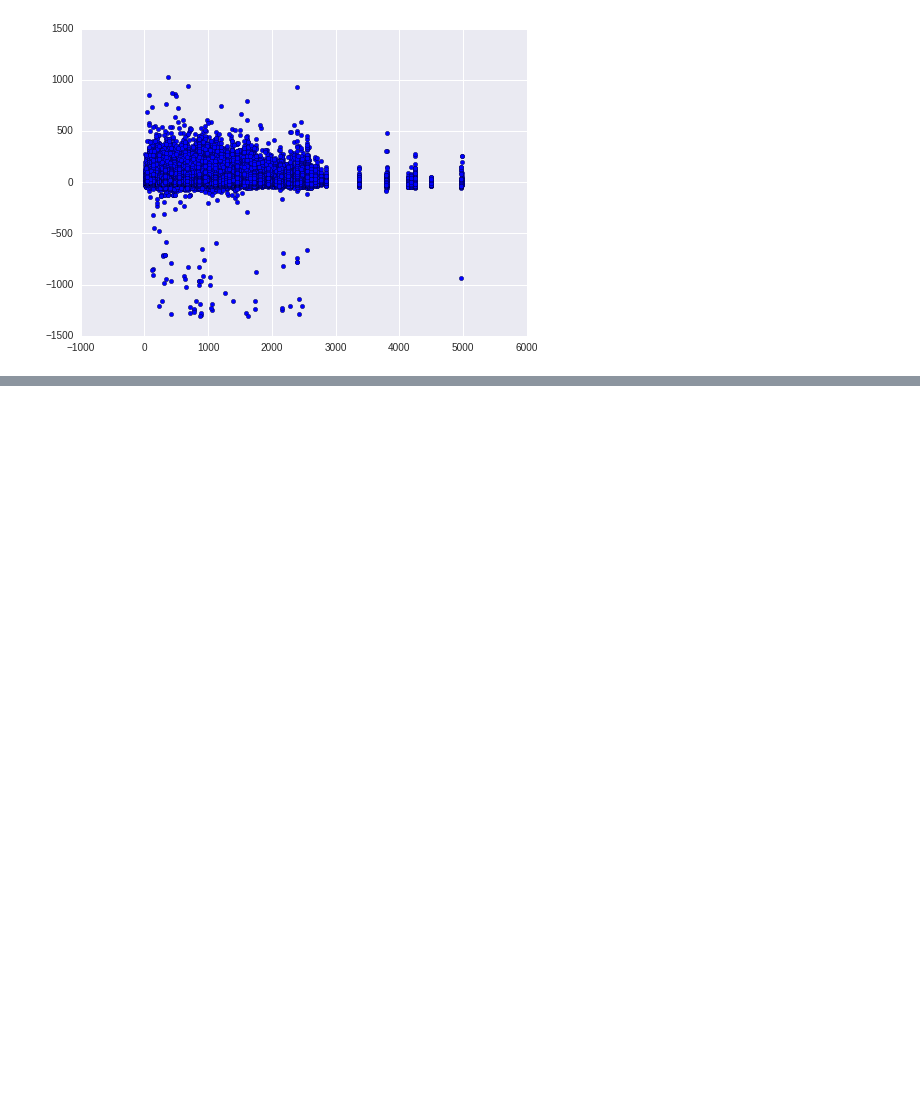
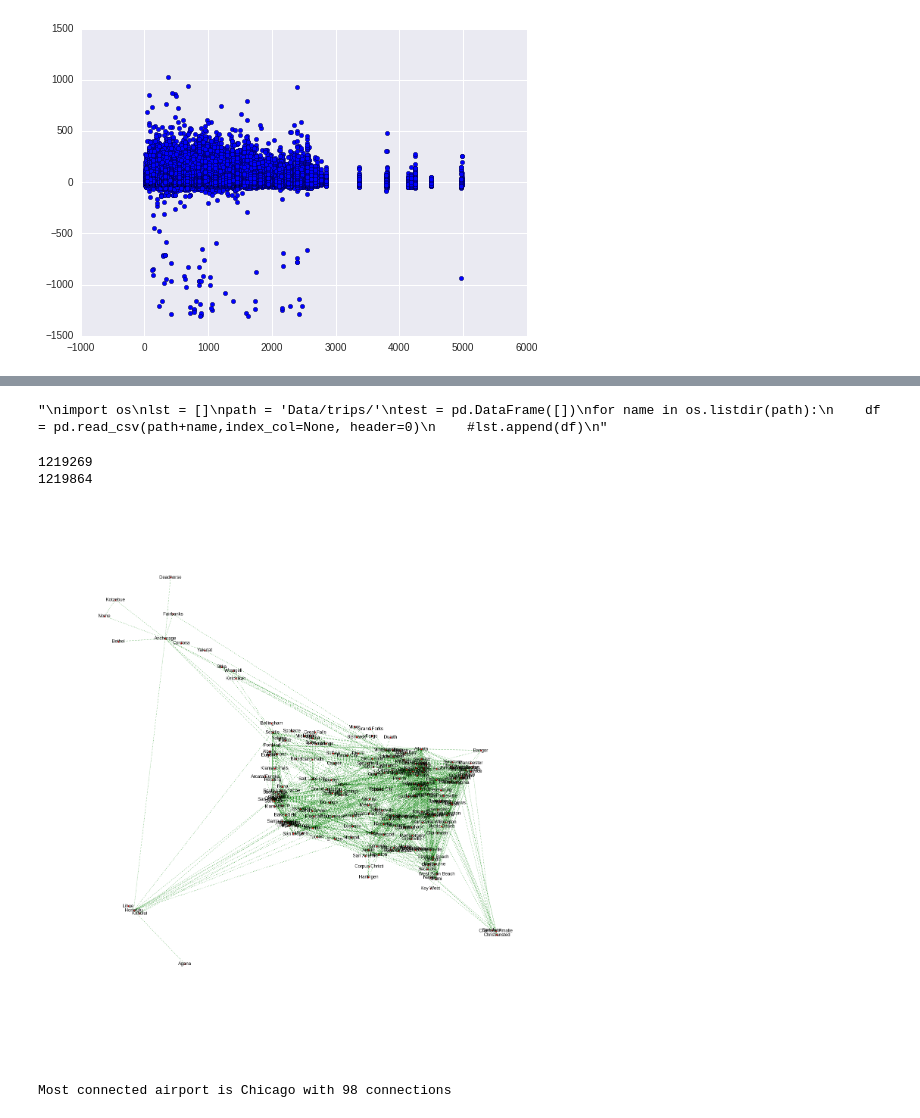
Before and after one commit to sarangof/air-travel-USA, a Jupyter notebook: exploratory-nb.ipynb, the cells around one changed output, grey strips where cells are left out. Cells and saved outputs as stored; diff of their text form; code cells hidden in the pictures; blank space fills up the shorter version.

Commit message:
Some network analysis.

```diff
--- a/exploratory-nb.ipynb
+++ b/exploratory-nb.ipynb
@@ -159,0 +105,4 @@ Name: 0, dtype: object
+# %%
+# Trips
+trips = data.groupby(['origin_city','destin_city'])[['UniqueCarrier']].count().reset_index()
+trips.columns = ['origin_city','destin_city','Count']
@@ -160,10 +118,45 @@ Name: 0, dtype: object
 # %%
+"""
 import os
 lst = []
 path = 'Data/trips/'
 test = pd.DataFrame([])
 for name in os.listdir(path):
     df = pd.read_csv(path+name,index_col=None, header=0)
-    lst.append(df)
+    #lst.append(df)
+"""
+# %% [output]
+"\nimport os\nlst = []\npath = 'Data/trips/'\ntest = pd.DataFrame([])\nfor name in os.listdir(path):\n    df = pd.read_csv(path+name,index_col=None, header=0)\n    #lst.append(df)\n"
-# %%
-trips = pd.concat(lst)
+# %%
+import numpy as np
+data = data[data['origin_lat'].notnull()]
+data = data[data['origin_long'].notnull()]
+#data.head()
+data['coord'] = zip(data['origin_long'],data['origin_lat'])
+pos = data[['origin_city','coord']].dropna().set_index('origin_city').to_dict()
+# %%
+#data[data['origin_city']=='Pocatello']['coord'].tail()
+print(len(data[['origin_city','coord']].dropna()))
+print(len(data[['origin_city','coord']]))
+# %% [output]
+1219269
+1219864
+# %%
+#create an empty undirected network
+G=nx.Graph()
+G.add_nodes_from(list(pd.unique(trips.origin_city.dropna())))
+G.add_weighted_edges_from(zip(trips['origin_city'].dropna(),trips['destin_city'].dropna(),trips['Count'].dropna()))
+#np.random.seed(2015) #fix the origin of random generator - see below why
+#now let's visualize, which turns out to be fairly simple with networkx
+
+G.remove_nodes_from(['Keahole','Orange County','Gulfport','North Canton','Elmira / Corning','Champaign','Fort Lauderdale','Rdu Airport','Avoca','Saint Petersburg','Saint Louis','Blountville','BWI Airport','Fort Myers','Mcallen','Pocatello','South Burlington'])
+plt.figure(figsize=(20,20))
+nx.draw(G,pos=pos['coord'],with_labels=True,node_size=15,style='dotted',edge_color='green')
+# %% [output]
+[figure, added]
+# %%
+d=G.degree().values()
+j=np.argmax(d)
+print('Most connected airport is {0} with {1} connections'.format(G.degree().keys()[j],d[j]))
+# %% [output]
+Most connected airport is Chicago with 98 connections
```
Also changed, not shown: parts of 21 cells of this notebook.
